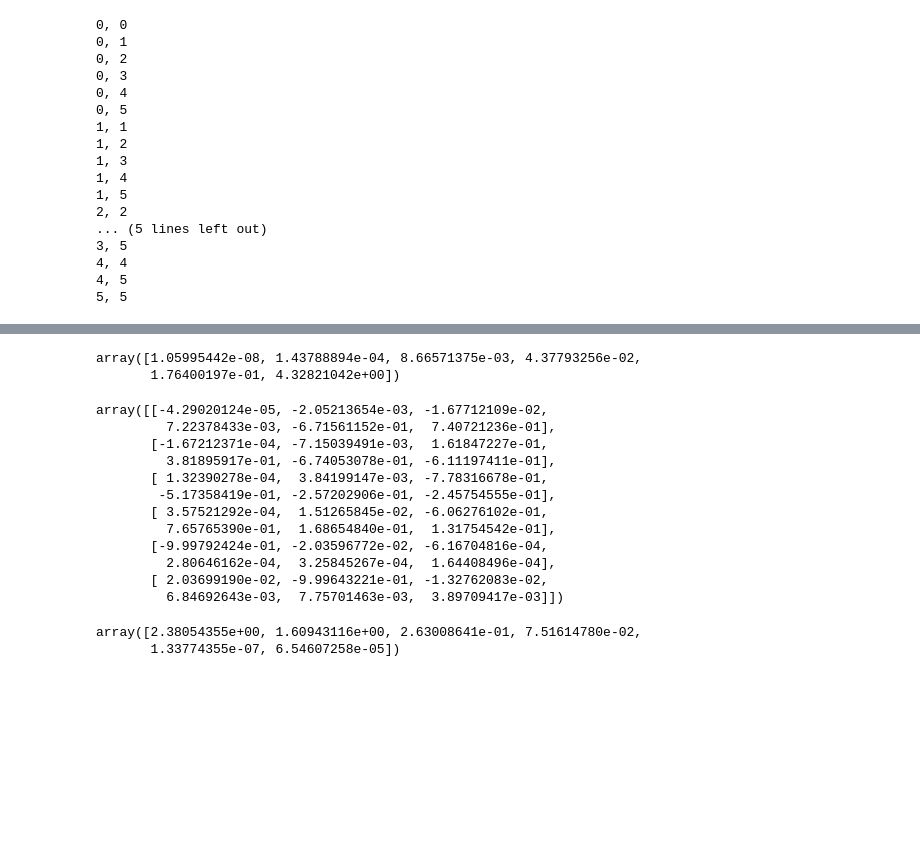
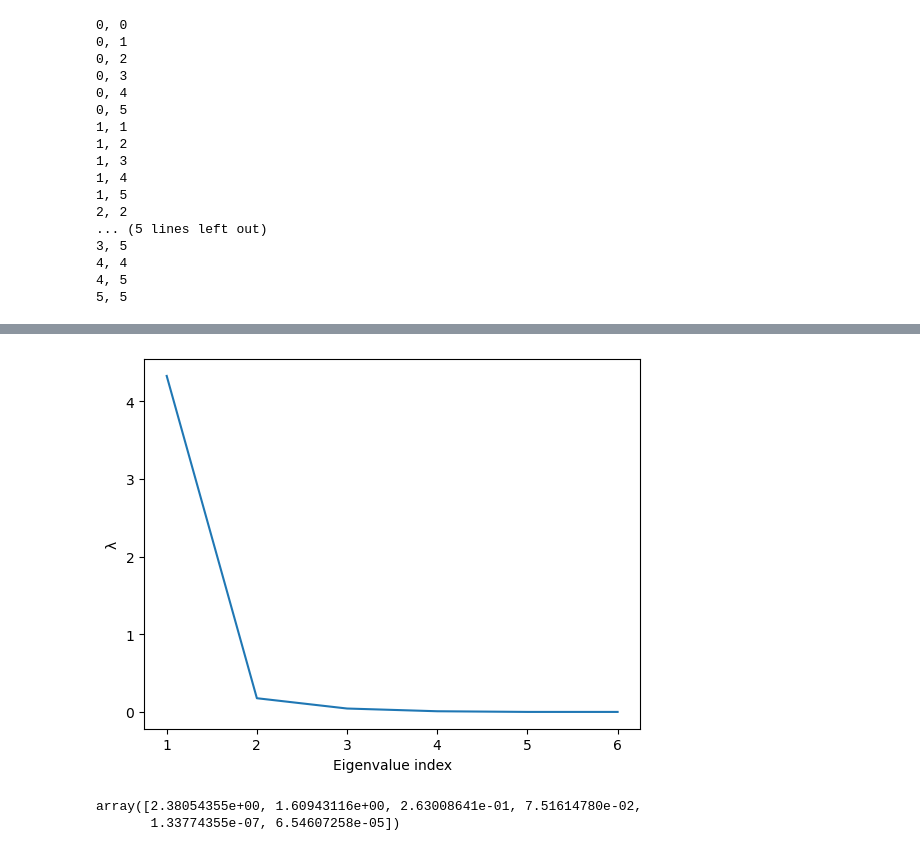
Before and after one commit to Maciess/SensitivityAnalysis, a Jupyter notebook: dawid_notebook.ipynb, the cells around one changed output, grey strips where cells are left out. Cells and saved outputs as stored; diff of their text form; code cells hidden in the pictures; blank space fills up the shorter version.

```diff
--- a/dawid_notebook.ipynb
+++ b/dawid_notebook.ipynb
@@ -178,25 +272,12 @@ C = get_asbm_c_matrix(nwt_poly_asbm, domain.shape[0])
 # %%
 v, w = get_asbm_eigendecomposition(C)
-# %%
-v
-# %% [output]
-array([1.05995442e-08, 1.43788894e-04, 8.66571375e-03, 4.37793256e-02,
-       1.76400197e-01, 4.32821042e+00])
-# %%
-w
-# %% [output]
-array([[-4.29020124e-05, -2.05213654e-03, -1.67712109e-02,
-         7.22378433e-03, -6.71561152e-01,  7.40721236e-01],
-       [-1.67212371e-04, -7.15039491e-03,  1.61847227e-01,
-         3.81895917e-01, -6.74053078e-01, -6.11197411e-01],
-       [ 1.32390278e-04,  3.84199147e-03, -7.78316678e-01,
-        -5.17358419e-01, -2.57202906e-01, -2.45754555e-01],
-       [ 3.57521292e-04,  1.51265845e-02, -6.06276102e-01,
-         7.65765390e-01,  1.68654840e-01,  1.31754542e-01],
-       [-9.99792424e-01, -2.03596772e-02, -6.16704816e-04,
-         2.80646162e-04,  3.25845267e-04,  1.64408496e-04],
-       [ 2.03699190e-02, -9.99643221e-01, -1.32762083e-02,
-         6.84692643e-03,  7.75701463e-03,  3.89709417e-03]])
+# %%
+plt.plot(range(1, 7), np.flip(v))
+plt.xlabel("Eigenvalue index")
+plt.ylabel("λ")
+plt.savefig("eigenvals.png")
+# %% [output]
+[figure, added]
 # %%
 def asbm(v, w, i, k):
     d = v.shape[0]
```
Also changed, not shown: parts of 13 cells of this notebook.
